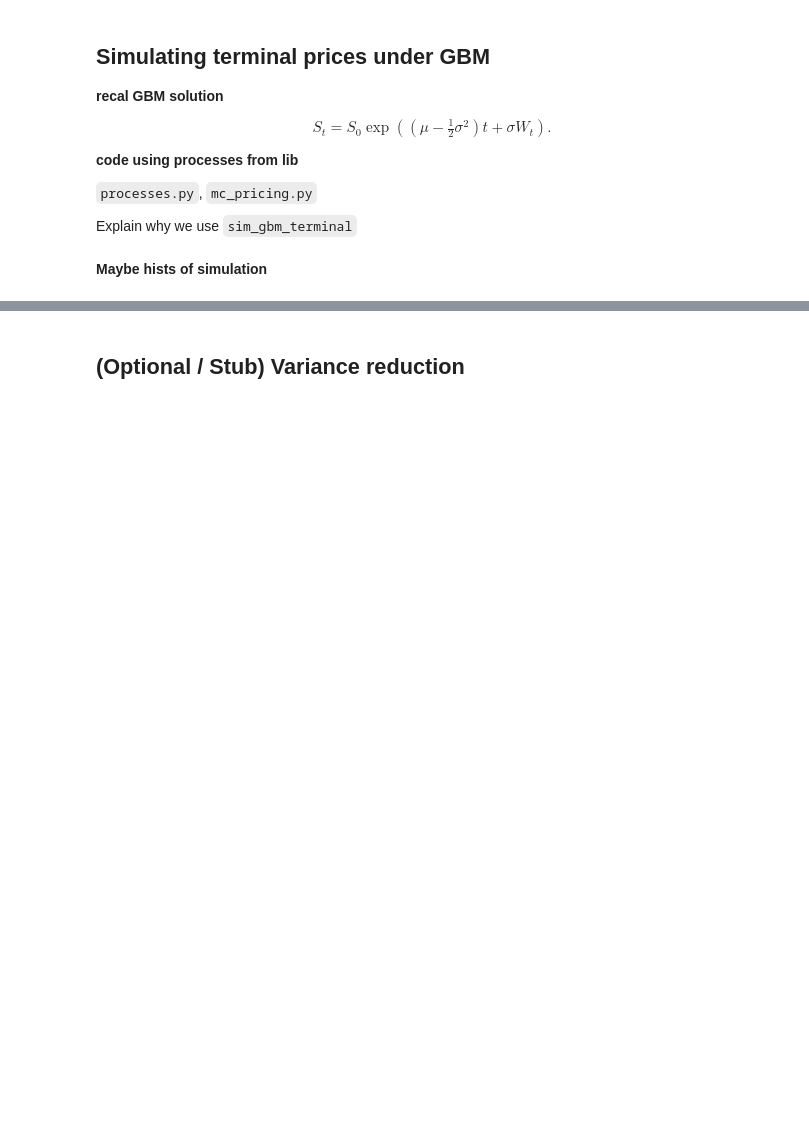
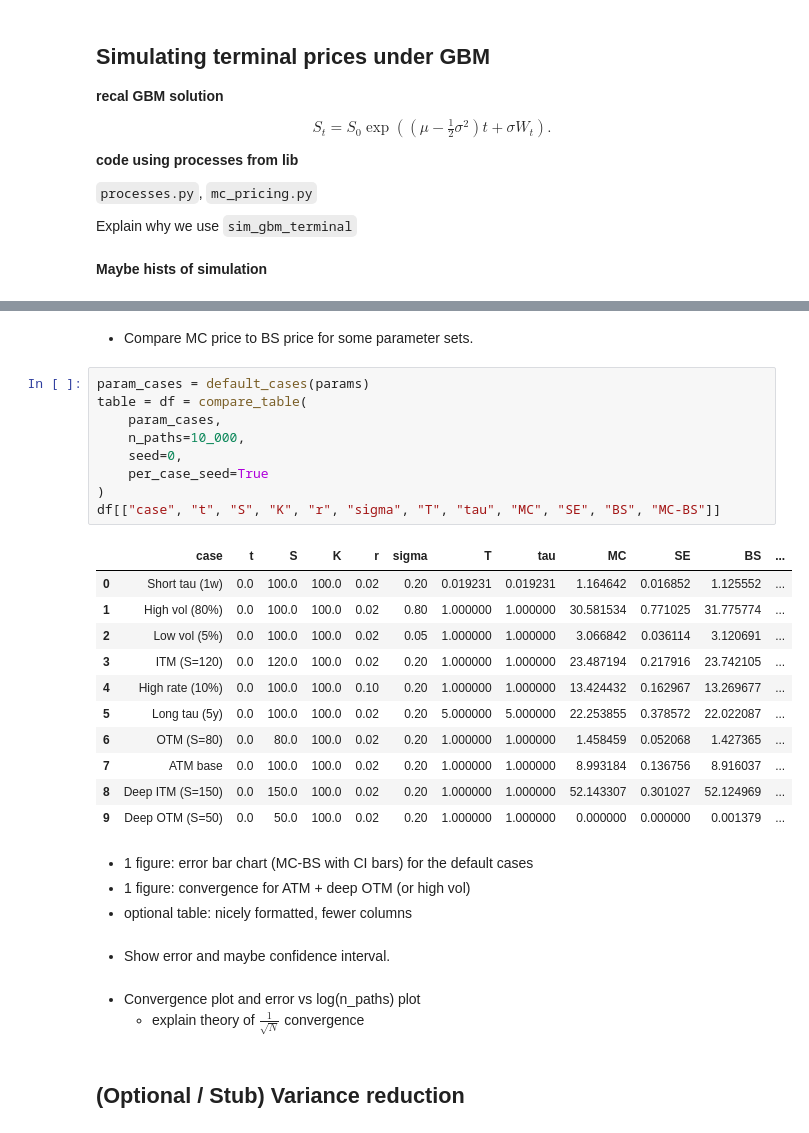
Before and after one commit to willemk-stack/option-pricing-library, a Jupyter notebook: notebooks/05_mc_pricing_basics.ipynb, the cells around one changed output, grey strips where cells are left out. Drawn from its saved outputs; the diff is of its cells as text; blank space fills up the shorter version.

```diff
--- a/notebooks/05_mc_pricing_basics.ipynb
+++ b/notebooks/05_mc_pricing_basics.ipynb
@@ -87,3 +158,38 @@ fig, axes = plot_gbm_terminal_dists(
+# %% [markdown]
+
+- Compare MC price to BS price for some parameter sets.
+# %%
+param_cases = default_cases(params)
+table = df = compare_table(
+    param_cases,
+    n_paths=10_000,
+    seed=0,
+    per_case_seed=True
+)
+df[["case", "t", "S", "K", "r", "sigma", "T", "tau", "MC", "SE", "BS", "MC-BS"]]
+# %% [output]
+|  | case | t | S | K | r | sigma | T | tau | MC | SE | BS | ... |
+| 0 | Short tau (1w) | 0.0 | 100.0 | 100.0 | 0.02 | 0.20 | 0.019231 | 0.019231 | 1.164642 | 0.016852 | 1.125552 | ... |
+| 1 | High vol (80%) | 0.0 | 100.0 | 100.0 | 0.02 | 0.80 | 1.000000 | 1.000000 | 30.581534 | 0.771025 | 31.775774 | ... |
+| 2 | Low vol (5%) | 0.0 | 100.0 | 100.0 | 0.02 | 0.05 | 1.000000 | 1.000000 | 3.066842 | 0.036114 | 3.120691 | ... |
+| 3 | ITM (S=120) | 0.0 | 120.0 | 100.0 | 0.02 | 0.20 | 1.000000 | 1.000000 | 23.487194 | 0.217916 | 23.742105 | ... |
+| 4 | High rate (10%) | 0.0 | 100.0 | 100.0 | 0.10 | 0.20 | 1.000000 | 1.000000 | 13.424432 | 0.162967 | 13.269677 | ... |
+| 5 | Long tau (5y) | 0.0 | 100.0 | 100.0 | 0.02 | 0.20 | 5.000000 | 5.000000 | 22.253855 | 0.378572 | 22.022087 | ... |
+| 6 | OTM (S=80) | 0.0 | 80.0 | 100.0 | 0.02 | 0.20 | 1.000000 | 1.000000 | 1.458459 | 0.052068 | 1.427365 | ... |
+| 7 | ATM base | 0.0 | 100.0 | 100.0 | 0.02 | 0.20 | 1.000000 | 1.000000 | 8.993184 | 0.136756 | 8.916037 | ... |
+| 8 | Deep ITM (S=150) | 0.0 | 150.0 | 100.0 | 0.02 | 0.20 | 1.000000 | 1.000000 | 52.143307 | 0.301027 | 52.124969 | ... |
+| 9 | Deep OTM (S=50) | 0.0 | 50.0 | 100.0 | 0.02 | 0.20 | 1.000000 | 1.000000 | 0.000000 | 0.000000 | 0.001379 | ... |
+# %% [markdown]
+- 1 figure: error bar chart (MC-BS with CI bars) for the default cases
+- 1 figure: convergence for ATM + deep OTM (or high vol)
+- optional table: nicely formatted, fewer columns
+# %% [markdown]
+
+- Show error and maybe confidence interval.
+# %% [markdown]
+
+- Convergence plot and error vs log(n_paths) plot
+    - explain theory of $\frac{1}{\sqrt{N}}$ convergence
 # %% [markdown]
 ## (Optional / Stub) Variance reduction
 # %% [markdown]
```
Also changed, not shown: parts of 5 cells of this notebook.
